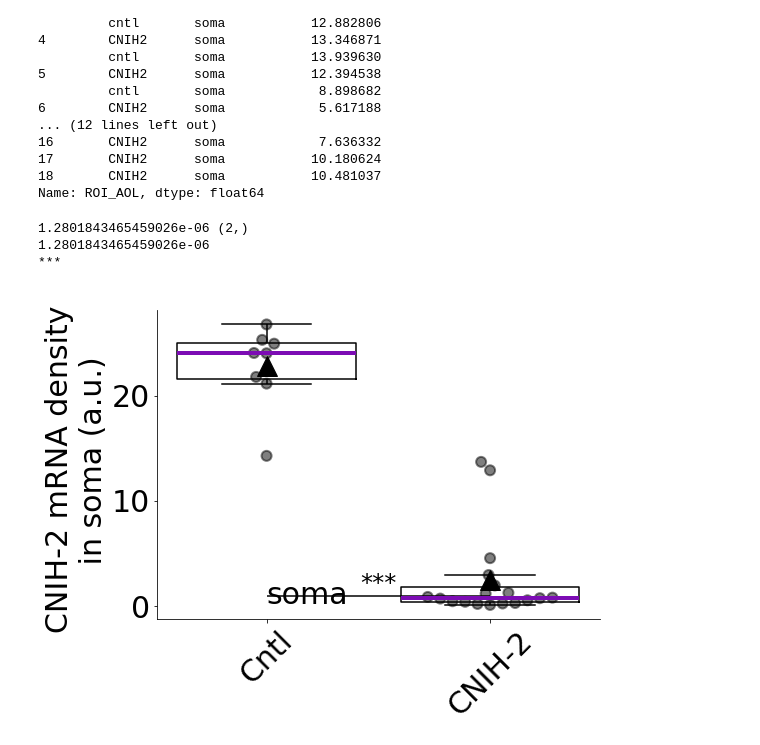
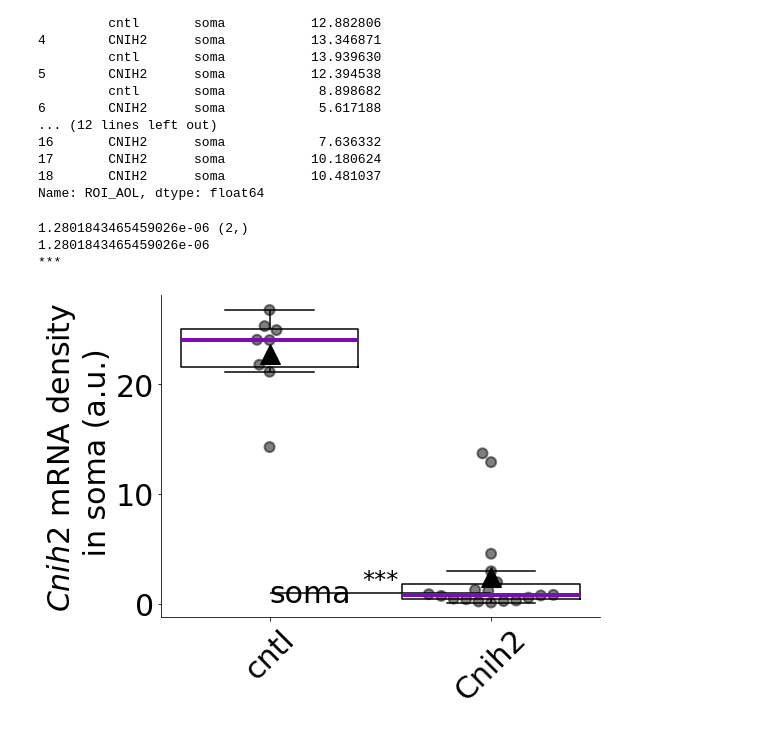
Before and after one commit to surbhit21/mRNA_analysis, a Jupyter notebook: Scripts/CNIH2_validation.ipynb, the cells around one changed output. Drawn from its saved outputs; the diff is of its cells as text; code cells hidden in the pictures.

```diff
--- a/Scripts/CNIH2_validation.ipynb
+++ b/Scripts/CNIH2_validation.ipynb
@@ -15,7 +15,7 @@ import shutil
 # All metadata
 in_folder = "./Protein_data"
 treatments = ["cntl","CNIH2"]
-x_labels = ["Cntl","CNIH-2"]
+x_labels = ["Cntl","Cnih2"]
 compartments = ["soma"]
 CNIH2_validation_mRNA_file = os.path.join(in_folder,"CNIH2_validation_mRNA.pkl")
 CNIH2_validation_protein_file = os.path.join(in_folder,"CNIH2_validation_protein.pkl")
@@ -96,7 +96,7 @@ def AnnotateText(ax,x1,x2,y,h,txt,color,ha='center',va='bottom',fsize=24):
             trans = ax.get_xaxis_transform()
             plt.hlines(xmin=x1,xmax=x2, y = y+fac, lw=1.5, color=color)#, transform=trans)
             plt.text((x1+ x2)*0.5,y+h+fac,txt, ha=ha, va=va, color=color,fontsize=fsize)#,transform=trans )
-def SwarmBoxCombo(dp,x,y,fbase,xlabel,ylabel,title,Num=True,pairs = [[1,2],[3,4]]):
+def SwarmBoxCombo(dp,x,y,fbase,xlabel,ylabel,title,Num=True,pairs = [[1,2],[3,4]],lab1 =None):
     # for compa in compartments:
         fig,ax = plt.subplots(figsize=(8,6),nrows=1, ncols=1)
         xfsize = 30
@@ -176,7 +176,10 @@ def SwarmBoxCombo(dp,x,y,fbase,xlabel,ylabel,title,Num=True,pairs = [[1,2],[3,4]
             AnnotateText(ax,x_poss[pair[0]-1],x_poss[pair[1]-1],ymax+0.1*pdx,0.01,txt,'k')
         ax.set_xlabel(xlabel,fontsize=xfsize)
         ax.set_ylabel(ylabel,fontsize=xfsize)
-        ax.set_xticks(x_poss,x_labels,rotation=45)
+        if not lab1:
+            ax.set_xticks(x_poss,x_labels,rotation=45)
+        else:
+            ax.set_xticks(x_poss,lab1,rotation=45)
         ax.set_title(title,fontsize=xfsize)
         # plt.axvline(x=0.5,color = "k",linestyle="--")
         plt.legend([],[],frameon=False)
@@ -299,23 +302,24 @@ newmrna_density["Density"] = newmrna_density["Density"]
 # %%
 # compart = compartments[0]
 # unit_string = {compartments[0]:"in {} / $\mu m^2$".format(compartments[0]),compartments[1]:"{} / $ \mu m$".format(compartments[1])}
 
 # for compart in compartments:
 xlab = ""
 title = ""#subu#"{}".format(compart)
-ylab = "CNIH-2 mRNA density \n in soma (a.u.)"
+ylab = "$\it{Cnih2}$ mRNA density \n in soma (a.u.)"
 # print("Subunit = {}".format(subu),newprot_density[newprot_density.subunit==subu].groupby(["treatment","compartment"])["Density"].mean())
 SwarmBoxCombo(newmrna_density,
               x = "compartment",
               y = "Density",
               fbase="Fig_cnih2_shrna_validation_mrna",
               xlabel=xlab,
               ylabel=ylab,
               title=title,
               Num = False,
-             pairs=[[1,2]])
+             pairs=[[1,2]],
+             lab1 = ["cntl","Cnih2"])
 # %% [output]
 1.2801843465459026e-06 (2,)
 1.2801843465459026e-06
 ***
-[figure, old version]
+[figure, new version]
```
Also changed, not shown: parts of 1 cell of this notebook, 6 other files.
